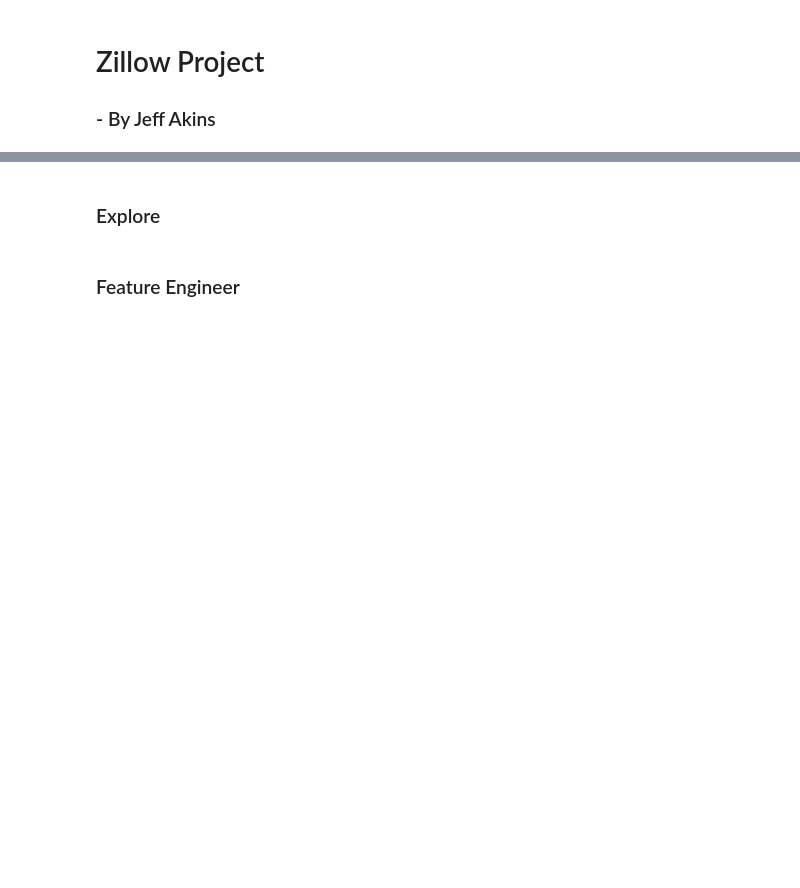
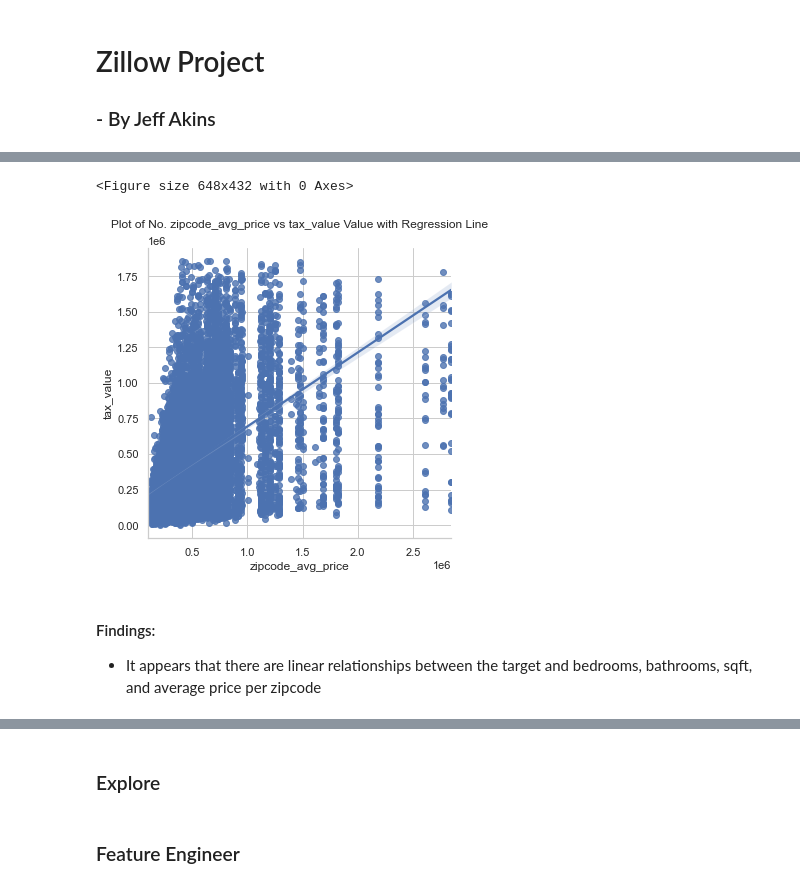
Before and after one commit to jeffakins/zillow_2017_project, a Jupyter notebook: zillow_project.ipynb, the cells around one changed output, grey strips where cells are left out. Cells and saved outputs as stored; diff of their text form; code cells hidden in the pictures; blank space fills up the shorter version.

```diff
--- a/zillow_project.ipynb
+++ b/zillow_project.ipynb
@@ -43,0 +67,8 @@ memory usage: 2.5 MB
+# %%
+zw.initial_plot(zillow, 'zipcode_avg_price', 'tax_value')
+# %% [output]
+<Figure size 648x432 with 0 Axes>
+[figure, added]
+# %% [markdown]
+#### Findings:
+- It appears that there are linear relationships between the target and bedrooms, bathrooms, sqft, and average price per zipcode
```
Also changed, not shown: parts of 13 cells of this notebook, 2 other files.
